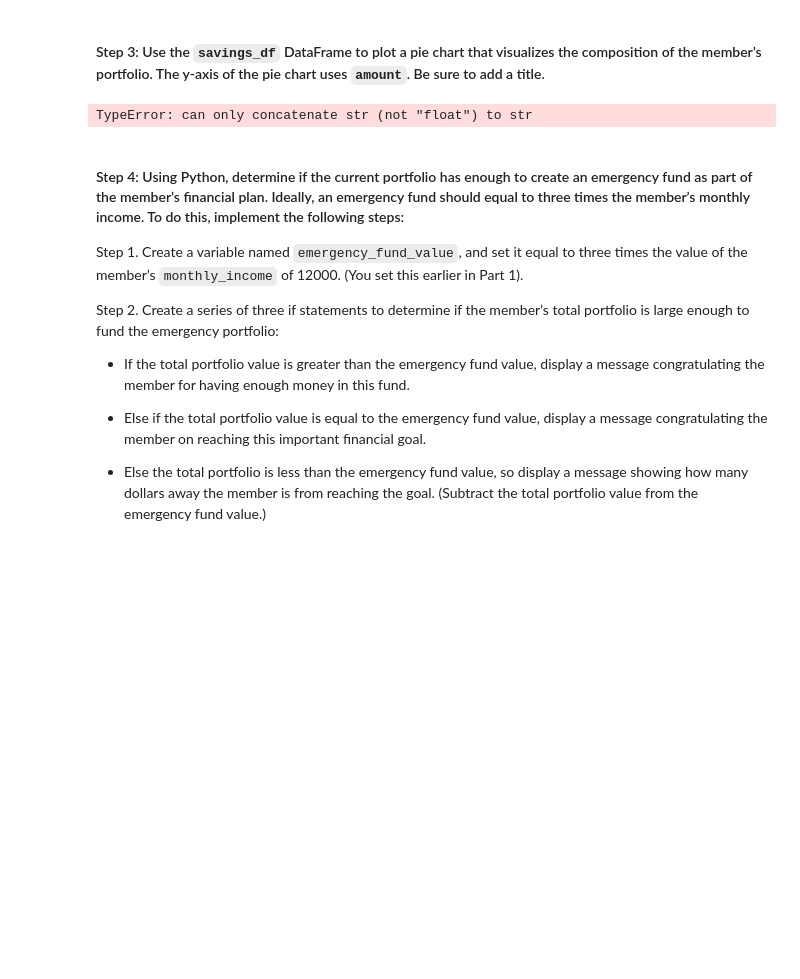
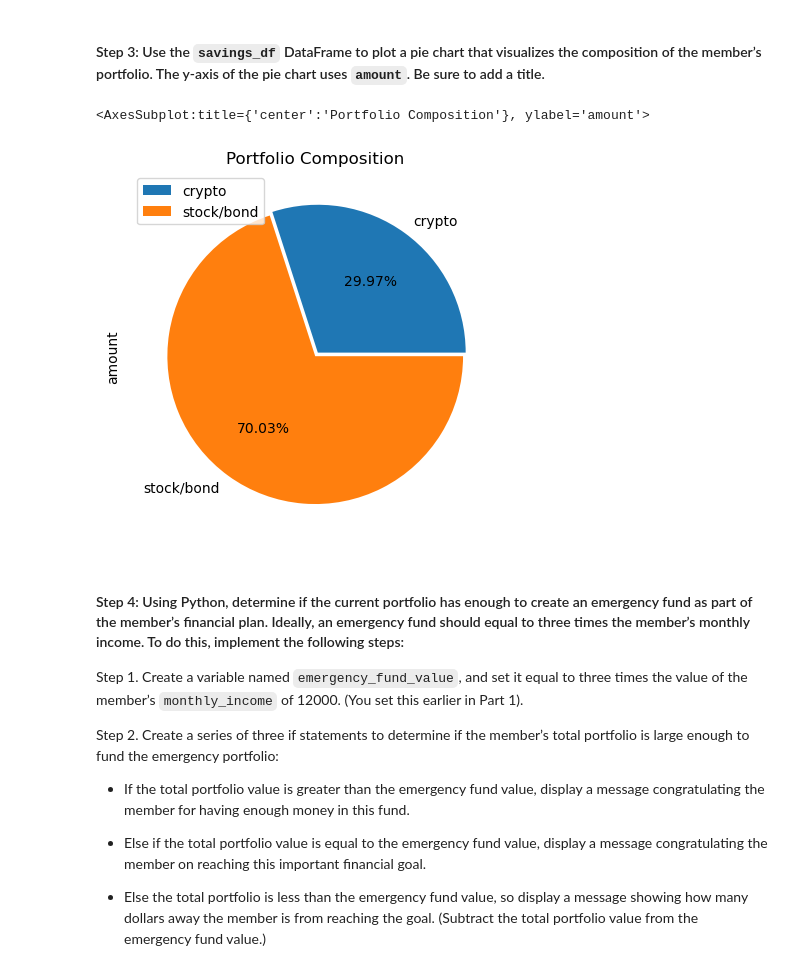
Before and after one commit to BorisDudkin/FinTech_Module5_Financial_Planner, a Jupyter notebook: financial_planning_tools.ipynb, the cells around one changed output. Drawn from its saved outputs; the diff is of its cells as text; code cells hidden in the pictures; blank space fills up the shorter version.

Commit message:
completed Financial Planner, added simulation images

```diff
--- a/financial_planning_tools.ipynb
+++ b/financial_planning_tools.ipynb
@@ -358,9 +358,10 @@ savings_df
 #### Step 3: Use the `savings_df` DataFrame to plot a pie chart that visualizes the composition of the member’s portfolio. The y-axis of the pie chart uses `amount`. Be sure to add a title.
 # %%
 # Plot the total value of the member's portfolio (crypto and stock/bond) in a pie chart
-savings_df.plot.pie(labels = savings_df.index +  savings_df['amount'], title = 'Portfolio Composition', y ='amount', autopct = '%1.2f%%', explode = [0.03,0])
+savings_df.plot.pie(title = 'Portfolio Composition', y ='amount', autopct = '%1.2f%%', explode = [0.03,0])
 # %% [output]
-TypeError: can only concatenate str (not "float") to str
+<AxesSubplot:title={'center':'Portfolio Composition'}, ylabel='amount'>
+[figure, added]
 # %% [markdown]
 #### Step 4: Using Python, determine if the current portfolio has enough to create an emergency fund as part of the member’s financial plan. Ideally, an emergency fund should equal to three times the member’s monthly income. To do this, implement the following steps:
 
```
Also changed, not shown: parts of 17 cells of this notebook, 4 other files.
